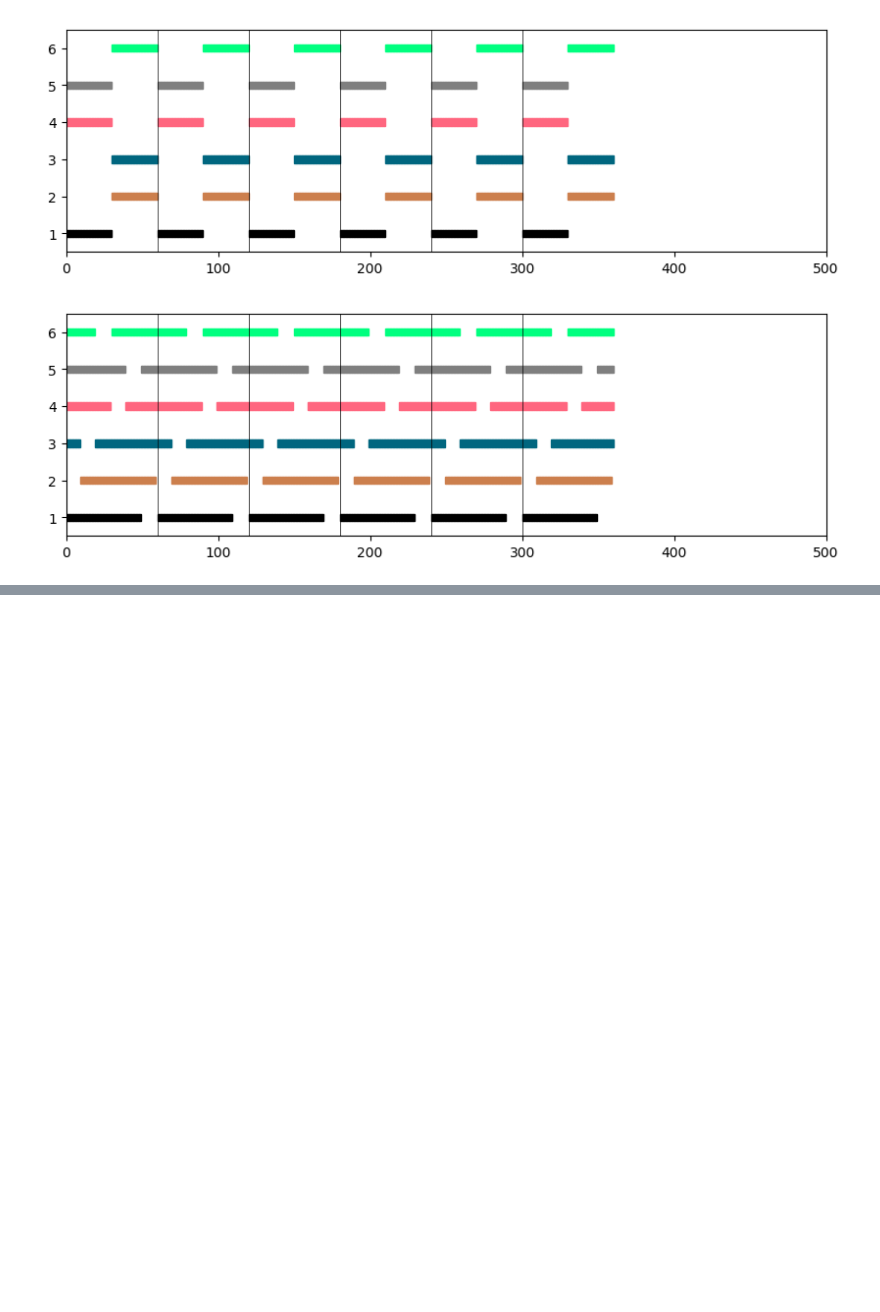
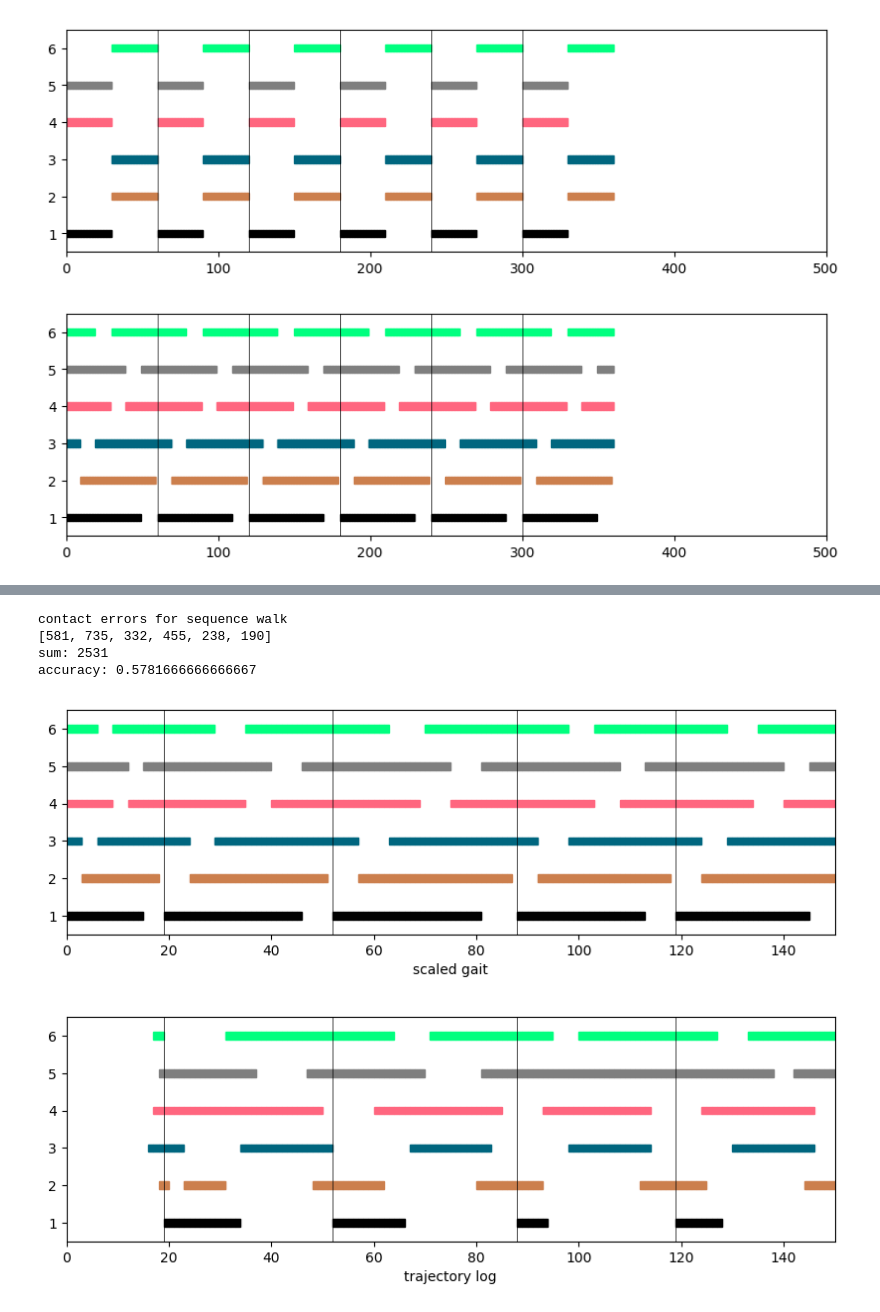
Before and after one commit to nosmokingsurfer/RL_hexapod, a Jupyter notebook: walk_analyse/walk_analyser.ipynb, the cells around one changed output, grey strips where cells are left out. Saved outputs shown, nothing was run; the diff lists cells and outputs as text; code cells hidden in the pictures; blank space fills up the shorter version.

```diff
--- a/walk_analyse/walk_analyser.ipynb
+++ b/walk_analyse/walk_analyser.ipynb
@@ -177,0 +206,9 @@ draw_gait(gaits["sequence"])
+# %%
+print_error("sequence")
+# %% [output]
+contact errors for sequence walk
+[581, 735, 332, 455, 238, 190]
+sum: 2531
+accuracy: 0.5781666666666667
+[figure, added]
+[figure, added]
```
Also changed, not shown: parts of 16 cells of this notebook.
